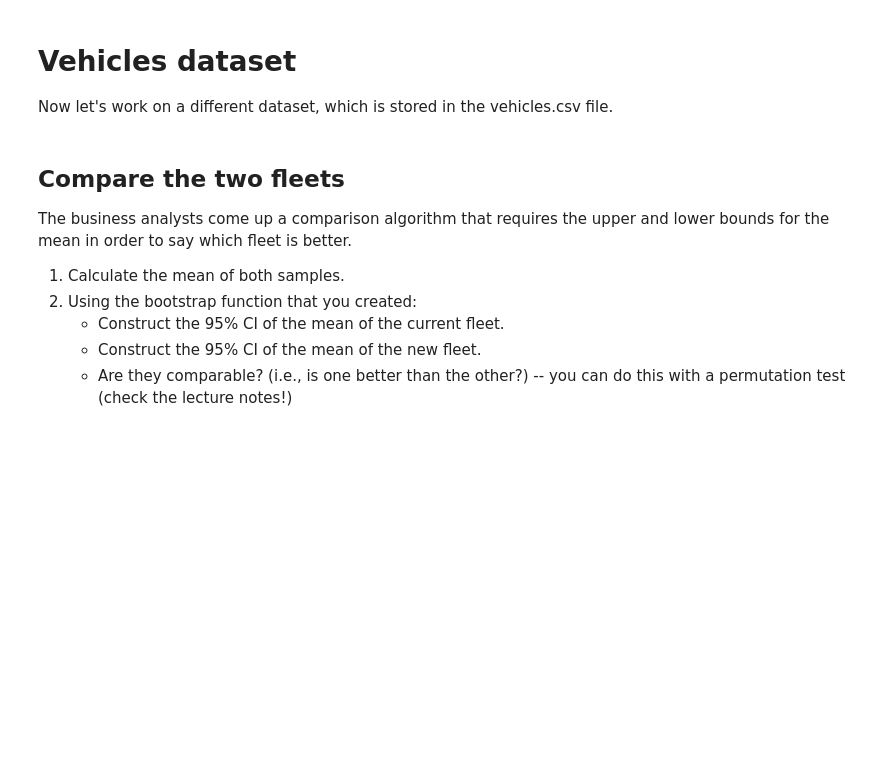
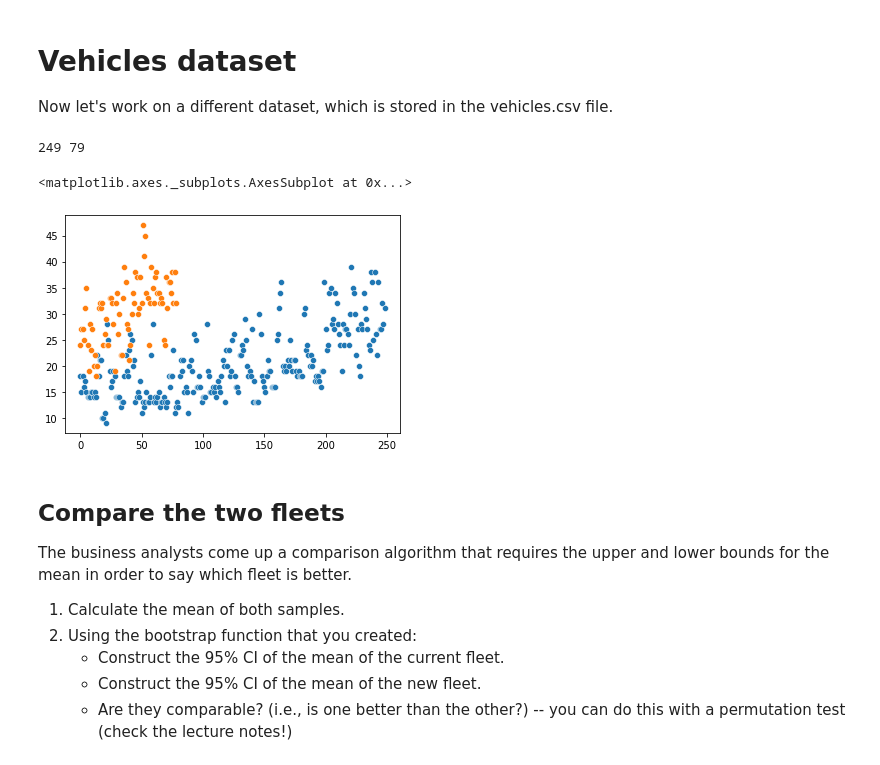
Before and after one commit to raheeltahir55/CE888, a Jupyter notebook: lab2/Exercise_lab_2.ipynb, the cells around one changed output. Saved outputs shown, nothing was run; the diff lists cells and outputs as text; code cells hidden in the pictures; blank space fills up the shorter version.

```diff
--- a/lab2/Exercise_lab_2.ipynb
+++ b/lab2/Exercise_lab_2.ipynb
@@ -84,13 +93,27 @@ Now let's work on a different dataset, which is stored in the vehicles.csv file.
 # %%
 # Load and visualise the vehicles dataset
 # To load the dataset: https://neptune.ai/blog/google-colab-dealing-with-files (check section "Load individual files directly from GitHub")
 
 
 # Note that the current and new fleets are in different columns and have different lengths, so bear this in mind when you're plotting.
 # You can create separate scatterplots for the two fleets, as you would with the histograms,
 # or plot them both in one plot (but not one against the other).
 # <---INSERT YOUR CODE HERE--->
+pf = pd.read_csv('https://raw.githubusercontent.com/albanda/CE888/master/lab2%20-%20bootstrap/vehicles.csv')
+data_curflt= pf.values.T[0]
+data_newflt = pf.values.T[1]
+data_newflt = data_newflt[~np.isnan(data_newflt)]
+cur_flt_ln=len(data_curflt)
+new_flt_ln=len(data_newflt)
+print(cur_flt_ln, new_flt_ln)
+
+sns.scatterplot(np.arange(0, cur_flt_ln).tolist(), data_curflt)
+sns.scatterplot(np.arange(0, new_flt_ln).tolist(), data_newflt)
 # Note: you can add more cells as needed to organise your code and your plots
+# %% [output]
+249 79
+<matplotlib.axes._subplots.AxesSubplot at 0x...>
+[figure, added]
 # %% [markdown]
 ## Compare the two fleets
 
```
Also changed, not shown: parts of 10 cells of this notebook.
